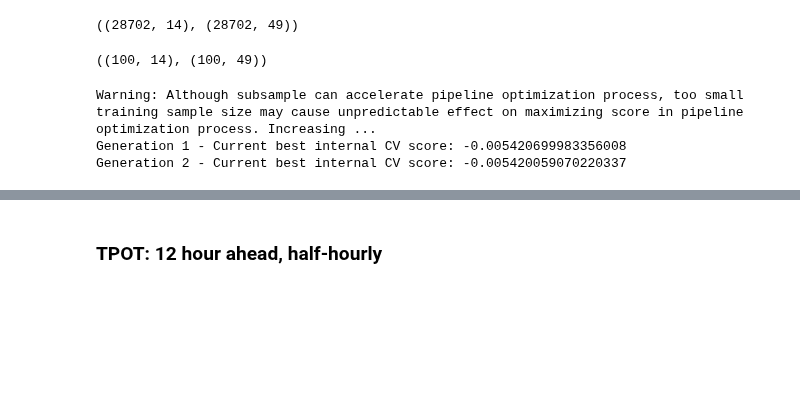
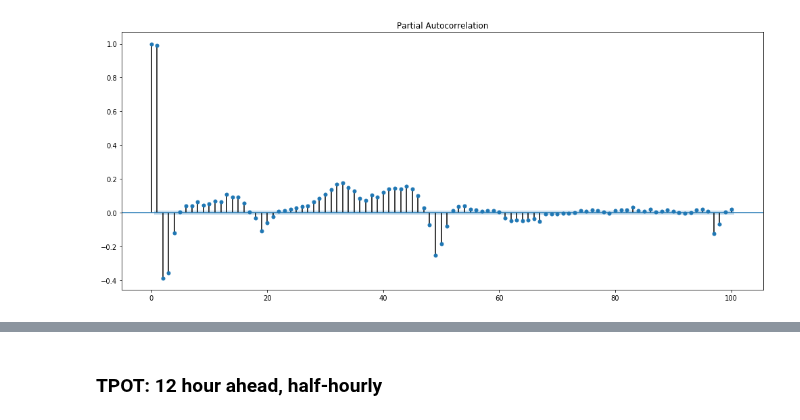
Before and after one commit to charlesfu4/MT, a Jupyter notebook: TPOT/hourly_forecastTPOT_hh.ipynb, the cells around one changed output, grey strips where cells are left out. Cells and saved outputs as stored; diff of their text form; code cells hidden in the pictures; blank space fills up the shorter version.

```diff
--- a/TPOT/hourly_forecastTPOT_hh.ipynb
+++ b/TPOT/hourly_forecastTPOT_hh.ipynb
@@ -50,37 +102,11 @@ def get_eval(y, yhat):
 # %%
 train = pd.read_csv("../data/train_nocat_hh.csv", index_col= 'tstp')
 test = pd.read_csv("../data/test_nocat_hh.csv", index_col= 'tstp')
-# %%
-#create 12 hours recency effect matrix
-ahead_w = lag_ahead_series(train.iloc[:,:14], n_in=0, n_out=14, n_vars = 1, dropnan=True).iloc[:28702,:]
-#create 12 housrs ahead energy consumption matrix
-ahead_e = lag_ahead_series(train.iloc[:,8:], n_in=0, n_out=49, n_vars = 1, dropnan=True)
-ahead_w.shape, ahead_e.shape
-# %% [output]
-((28702, 14), (28702, 49))
-# %%
-test_X = lag_ahead_series(test.iloc[:,:14], n_in=0, n_out=14, n_vars = 1, dropnan=True).iloc[:100,:]
-test_y = lag_ahead_series(test.iloc[:,8:], n_in=0, n_out=49, n_vars = 1, dropnan=True).iloc[:100,:]
-test_X.shape, test_y.shape
-# %% [output]
-((100, 14), (100, 49))
-# %%
-from tpot import TPOTRegressor
-from tpot_mulr import mul_reg_config_dict
-from sklearn.model_selection import train_test_split
-#import mul_config as mc
-
-train_X, val_X, train_y, val_y = train_test_split(ahead_w, ahead_e, train_size = 0.05, test_size = 0.95, random_state = 123)
-
-tpot_reg = TPOTRegressor(generations=20,
-                         population_size=60,
-                         n_jobs=4,
-                         verbosity=2,
-                         random_state=321,
-                         subsample= 0.8,
-                         config_dict=mul_reg_config_dict)
-tpot_reg.fit(train_X , train_y)
-# %% [output]
-Warning: Although subsample can accelerate pipeline optimization process, too small training sample size may cause unpredictable effect on maximizing score in pipeline optimization process. Increasing ...
-Generation 1 - Current best internal CV score: -0.005420699983356008
-Generation 2 - Current best internal CV score: -0.005420059070220337
+# %%
+import matplotlib as mpl
+with mpl.rc_context():
+    mpl.rc("figure", figsize=(17,7))
+    plot_pacf(train['energy'],lags = 100)
+    plt.show()
+# %% [output]
+[figure, added]
```
Also changed, not shown: parts of 8 cells of this notebook, 1 other file.
